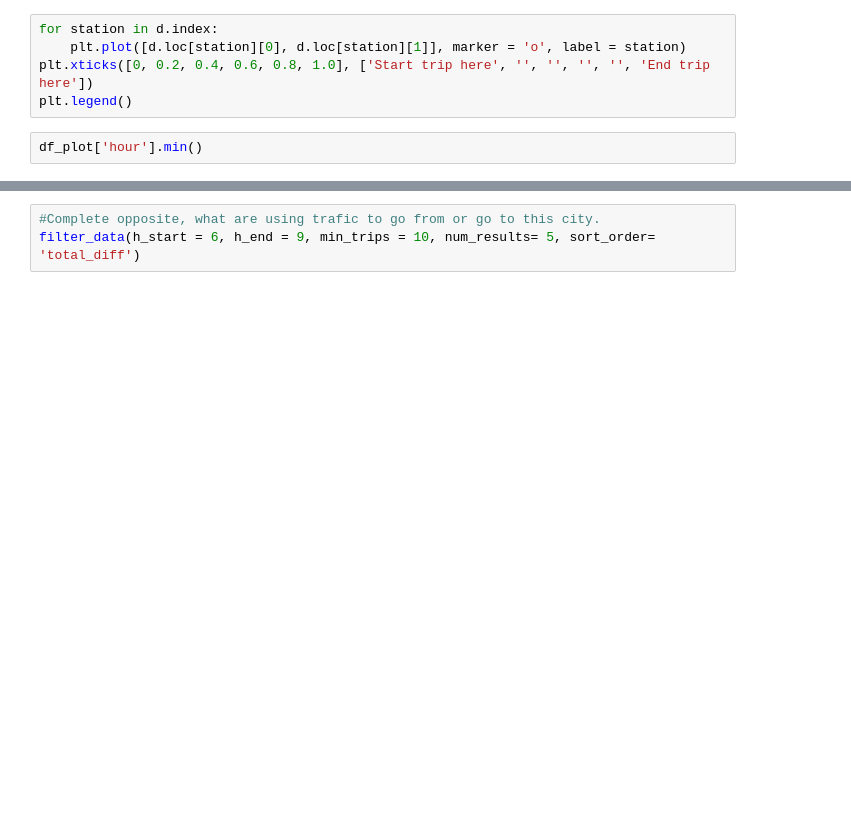
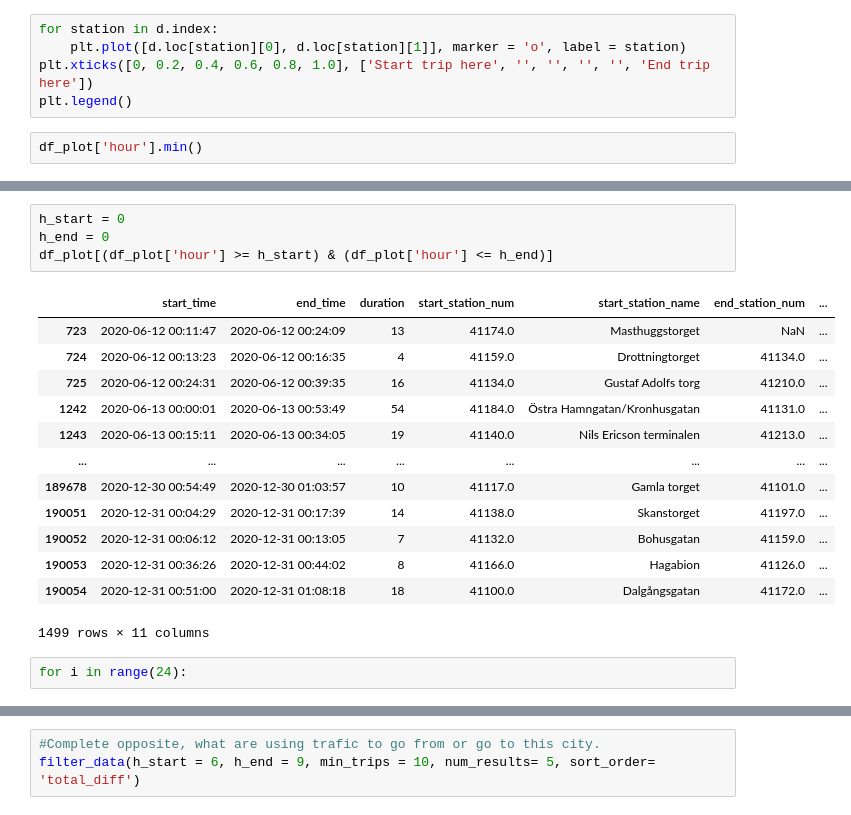
Before and after one commit to flowton/bike-rental, a Jupyter notebook: bike-rental-gbg.ipynb, the cells around one changed output, grey strips where cells are left out. Saved outputs shown, nothing was run; the diff lists cells and outputs as text; blank space fills up the shorter version.

```diff
--- a/bike-rental-gbg.ipynb
+++ b/bike-rental-gbg.ipynb
@@ -451,0 +485,20 @@ filter_data(h_start = 18, h_end = 21, min_trips = 10, num_results= 5, sort_order
+# %%
+h_start = 0
+h_end = 0
+df_plot[(df_plot['hour'] >= h_start) & (df_plot['hour'] <= h_end)]
+# %% [output]
+|  | start_time | end_time | duration | start_station_num | start_station_name | end_station_num | ... |
+| 723 | 2020-06-12 00:11:47 | 2020-06-12 00:24:09 | 13 | 41174.0 | Masthuggstorget | NaN | ... |
+| 724 | 2020-06-12 00:13:23 | 2020-06-12 00:16:35 | 4 | 41159.0 | Drottningtorget | 41134.0 | ... |
+| 725 | 2020-06-12 00:24:31 | 2020-06-12 00:39:35 | 16 | 41134.0 | Gustaf Adolfs torg | 41210.0 | ... |
+| 1242 | 2020-06-13 00:00:01 | 2020-06-13 00:53:49 | 54 | 41184.0 | Östra Hamngatan/Kronhusgatan | 41131.0 | ... |
+| 1243 | 2020-06-13 00:15:11 | 2020-06-13 00:34:05 | 19 | 41140.0 | Nils Ericson terminalen | 41213.0 | ... |
+| ... | ... | ... | ... | ... | ... | ... | ... |
+| 189678 | 2020-12-30 00:54:49 | 2020-12-30 01:03:57 | 10 | 41117.0 | Gamla torget | 41101.0 | ... |
+| 190051 | 2020-12-31 00:04:29 | 2020-12-31 00:17:39 | 14 | 41138.0 | Skanstorget | 41197.0 | ... |
+| 190052 | 2020-12-31 00:06:12 | 2020-12-31 00:13:05 | 7 | 41132.0 | Bohusgatan | 41159.0 | ... |
+| 190053 | 2020-12-31 00:36:26 | 2020-12-31 00:44:02 | 8 | 41166.0 | Hagabion | 41126.0 | ... |
+| 190054 | 2020-12-31 00:51:00 | 2020-12-31 01:08:18 | 18 | 41100.0 | Dalgångsgatan | 41172.0 | ... |
+1499 rows × 11 columns
+# %%
+for i in range(24):
```
Also changed, not shown: parts of 7 cells of this notebook.
